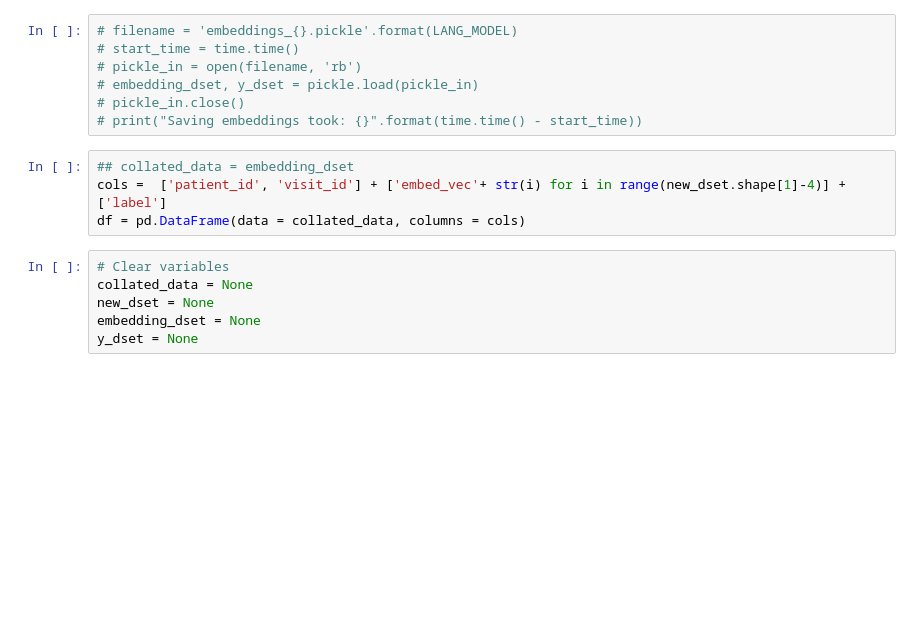
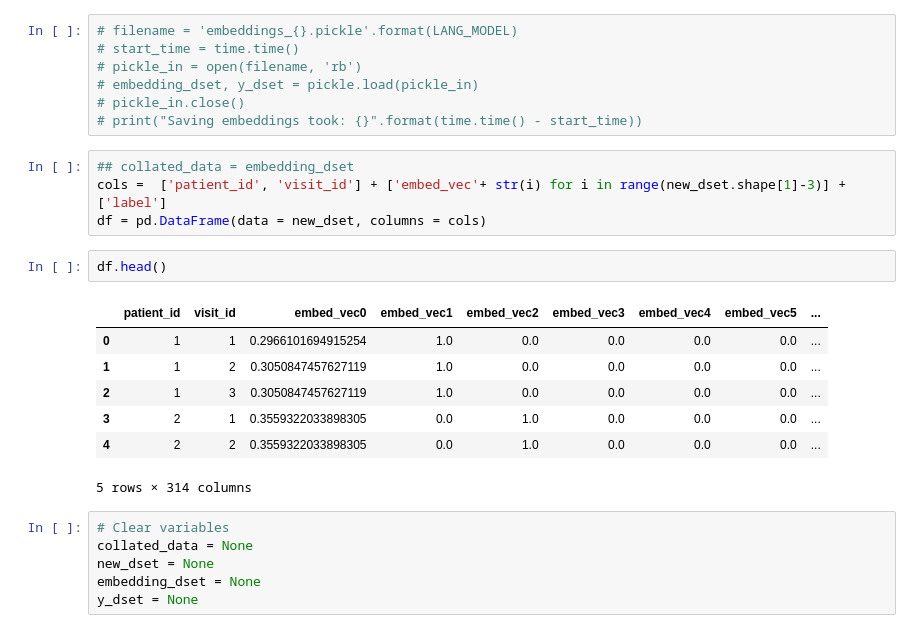
Before and after one commit to sakshamg94/Biomed-Data-Science-NLP-Project, a Jupyter notebook: model_CUI2vec-Binary.ipynb, the cells around one changed output. Drawn from its saved outputs; the diff is of its cells as text; blank space fills up the shorter version.

```diff
--- a/model_CUI2vec-Binary.ipynb
+++ b/model_CUI2vec-Binary.ipynb
@@ -313,8 +321,18 @@ Saving embeddings took: 71.72887325286865
 # print("Saving embeddings took: {}".format(time.time() - start_time))
 # %%
 ## collated_data = embedding_dset
-cols =  ['patient_id', 'visit_id'] + ['embed_vec'+ str(i) for i in range(new_dset.shape[1]-4)] + ['label']
-df = pd.DataFrame(data = collated_data, columns = cols)
+cols =  ['patient_id', 'visit_id'] + ['embed_vec'+ str(i) for i in range(new_dset.shape[1]-3)] + ['label']
+df = pd.DataFrame(data = new_dset, columns = cols)
+# %%
+df.head()
+# %% [output]
+|  | patient_id | visit_id | embed_vec0 | embed_vec1 | embed_vec2 | embed_vec3 | embed_vec4 | embed_vec5 | ... |
+| 0 | 1 | 1 | 0.2966101694915254 | 1.0 | 0.0 | 0.0 | 0.0 | 0.0 | ... |
+| 1 | 1 | 2 | 0.3050847457627119 | 1.0 | 0.0 | 0.0 | 0.0 | 0.0 | ... |
+| 2 | 1 | 3 | 0.3050847457627119 | 1.0 | 0.0 | 0.0 | 0.0 | 0.0 | ... |
+| 3 | 2 | 1 | 0.3559322033898305 | 0.0 | 1.0 | 0.0 | 0.0 | 0.0 | ... |
+| 4 | 2 | 2 | 0.3559322033898305 | 0.0 | 1.0 | 0.0 | 0.0 | 0.0 | ... |
+5 rows × 314 columns
 # %%
 # Clear variables
 collated_data = None
```
Also changed, not shown: parts of 11 cells of this notebook, 1 other file.
